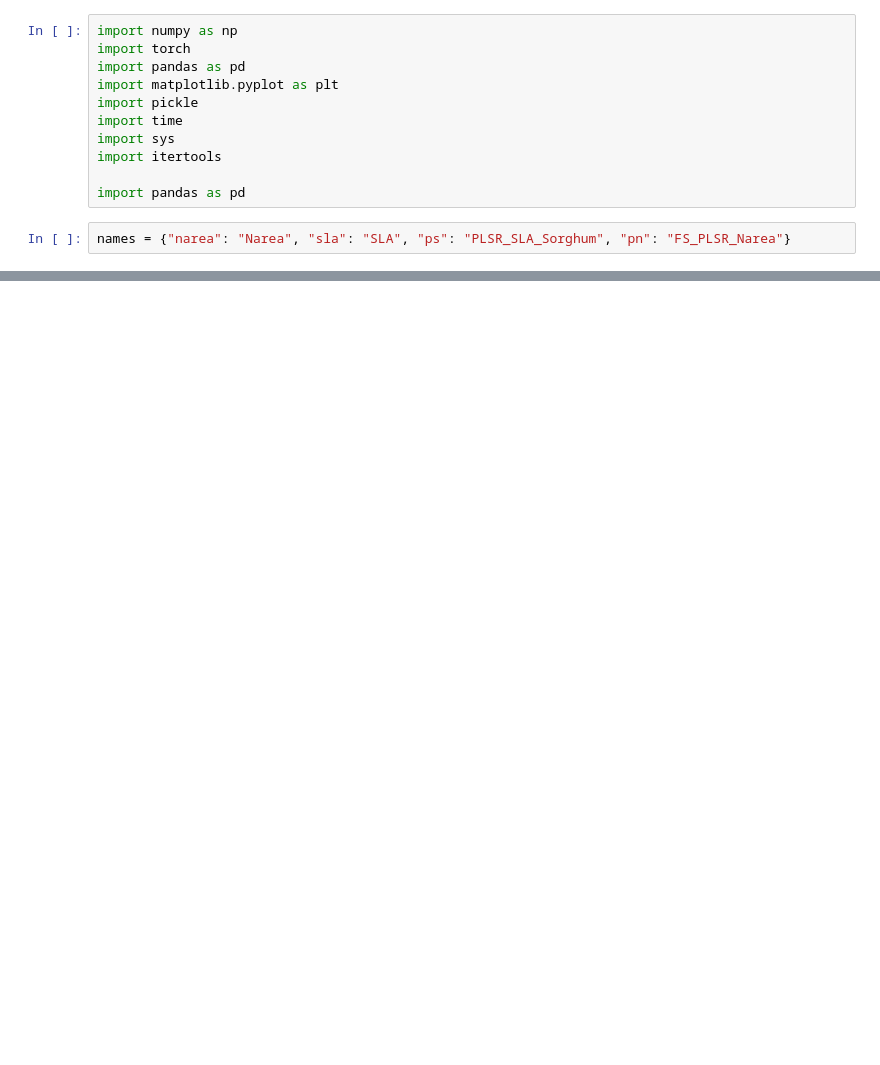
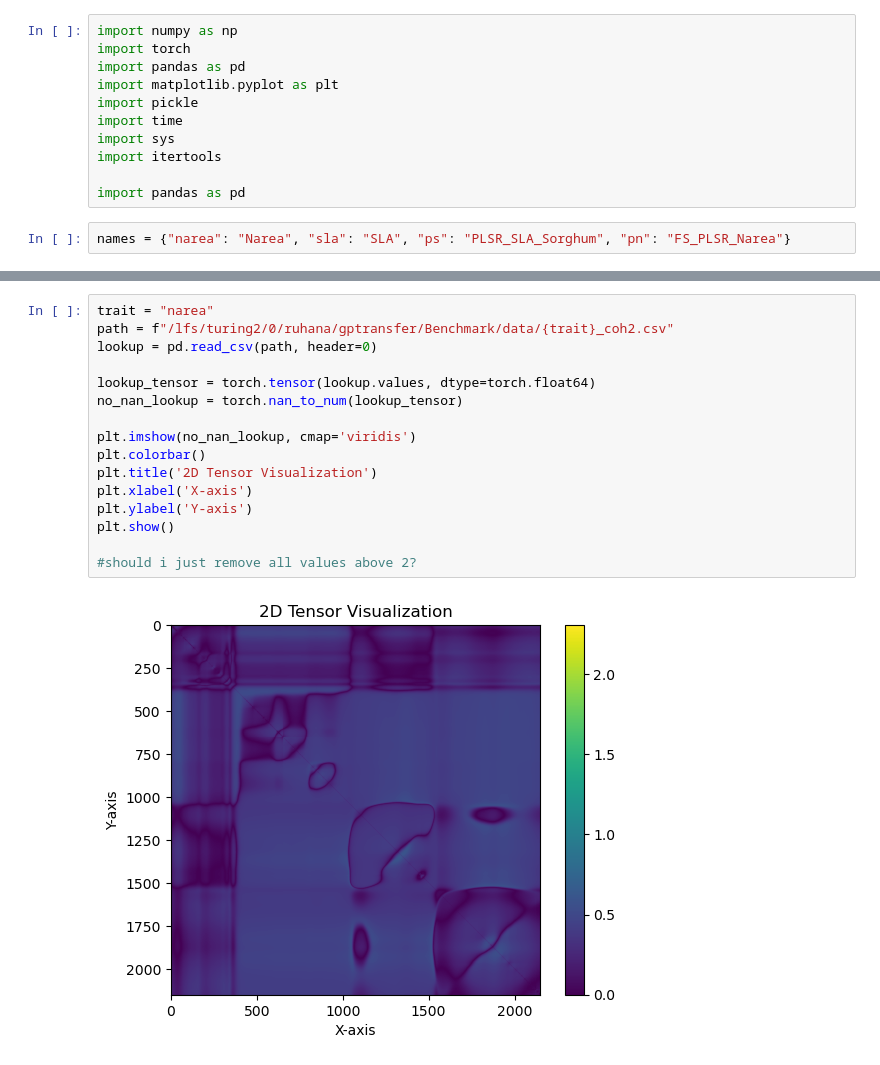
Before and after one commit to stair-lab/bo4ag, a Jupyter notebook: Benchmark/build_plot.ipynb, the cells around one changed output, grey strips where cells are left out. Saved outputs shown, nothing was run; the diff lists cells and outputs as text; blank space fills up the shorter version.

```diff
--- a/Benchmark/build_plot.ipynb
+++ b/Benchmark/build_plot.ipynb
@@ -91,0 +153,18 @@ for k, kernel_name in enumerate(kernels):
+# %%
+trait = "narea"
+path = f"/lfs/turing2/0/ruhana/gptransfer/Benchmark/data/{trait}_coh2.csv"
+lookup = pd.read_csv(path, header=0)
+
+lookup_tensor = torch.tensor(lookup.values, dtype=torch.float64)
+no_nan_lookup = torch.nan_to_num(lookup_tensor)
+
+plt.imshow(no_nan_lookup, cmap='viridis')
+plt.colorbar()
+plt.title('2D Tensor Visualization')
+plt.xlabel('X-axis')
+plt.ylabel('Y-axis')
+plt.show()
+
+#should i just remove all values above 2?
+# %% [output]
+[figure, added]
```
Also changed, not shown: parts of 4 cells of this notebook, 2 other files.
